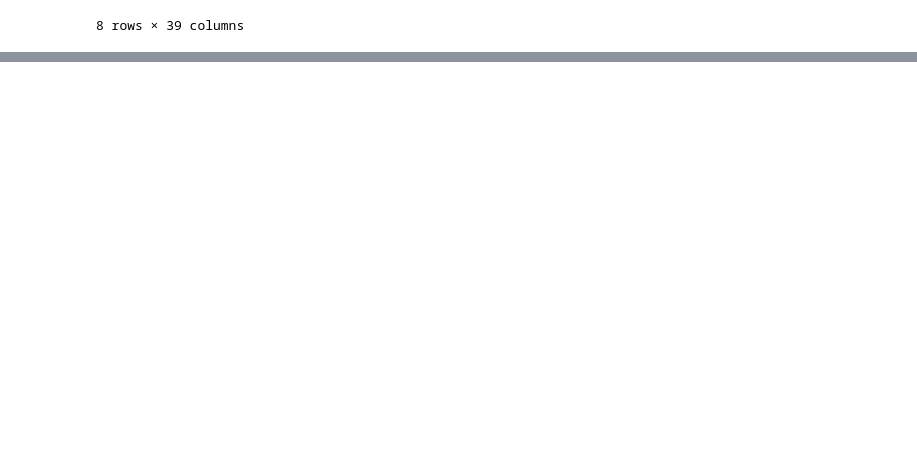
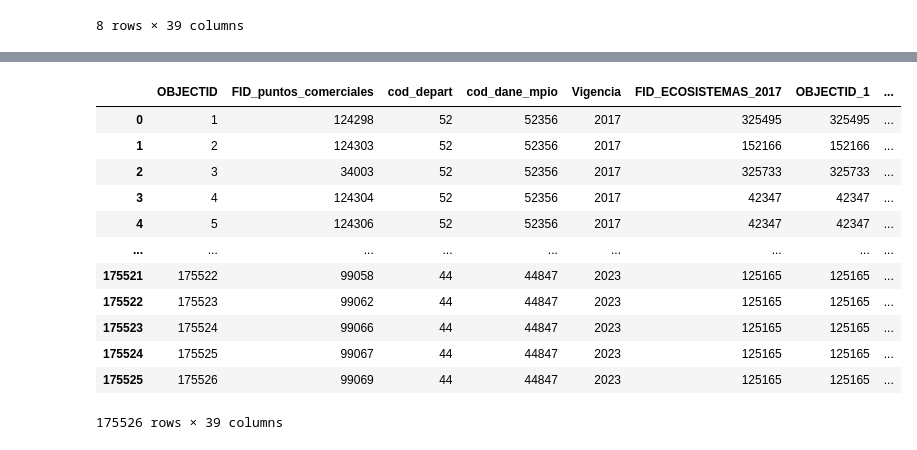
Before and after one commit to richardsuan/Proyecto_despliegue_3, a Jupyter notebook: notebooks/Proyecto.ipynb, the cells around one changed output, grey strips where cells are left out. Drawn from its saved outputs; the diff is of its cells as text; code cells hidden in the pictures; blank space fills up the shorter version.

```diff
--- a/notebooks/Proyecto.ipynb
+++ b/notebooks/Proyecto.ipynb
@@ -240,0 +324,16 @@ resumen_numericas
+# %%
+df_numeric
+# %% [output]
+|  | OBJECTID | FID_puntos_comerciales | cod_depart | cod_dane_mpio | Vigencia | FID_ECOSISTEMAS_2017 | OBJECTID_1 | ... |
+| 0 | 1 | 124298 | 52 | 52356 | 2017 | 325495 | 325495 | ... |
+| 1 | 2 | 124303 | 52 | 52356 | 2017 | 152166 | 152166 | ... |
+| 2 | 3 | 34003 | 52 | 52356 | 2017 | 325733 | 325733 | ... |
+| 3 | 4 | 124304 | 52 | 52356 | 2017 | 42347 | 42347 | ... |
+| 4 | 5 | 124306 | 52 | 52356 | 2017 | 42347 | 42347 | ... |
+| ... | ... | ... | ... | ... | ... | ... | ... | ... |
+| 175521 | 175522 | 99058 | 44 | 44847 | 2023 | 125165 | 125165 | ... |
+| 175522 | 175523 | 99062 | 44 | 44847 | 2023 | 125165 | 125165 | ... |
+| 175523 | 175524 | 99066 | 44 | 44847 | 2023 | 125165 | 125165 | ... |
+| 175524 | 175525 | 99067 | 44 | 44847 | 2023 | 125165 | 125165 | ... |
+| 175525 | 175526 | 99069 | 44 | 44847 | 2023 | 125165 | 125165 | ... |
+175526 rows × 39 columns
```
Also changed, not shown: parts of 14 cells of this notebook, 1 other file.
